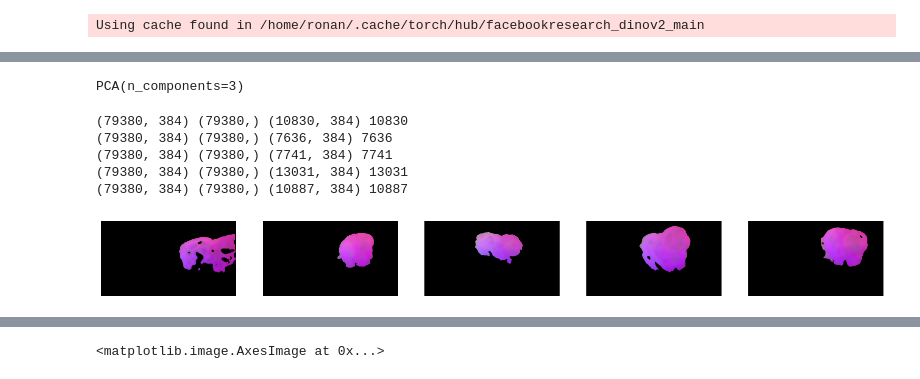
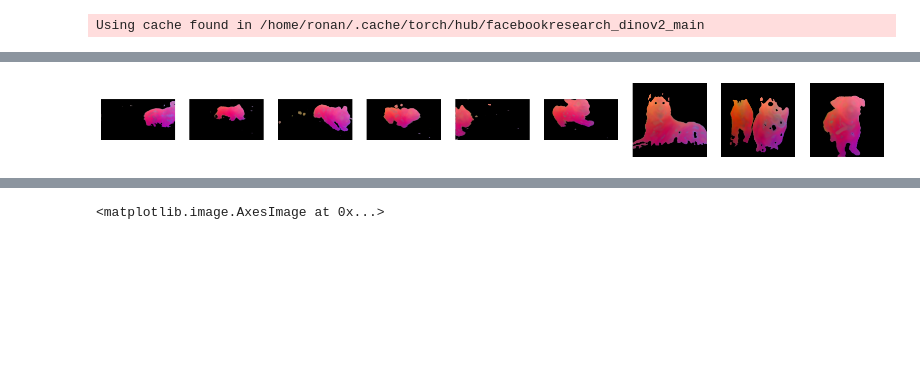
Before and after one commit to tldr-group/HR-Dv2, a Jupyter notebook: notebooks/video.ipynb, the cells around one changed output, grey strips where cells are left out. Drawn from its saved outputs; the diff is of its cells as text; code cells hidden in the pictures; blank space fills up the shorter version.

```diff
--- a/notebooks/video.ipynb
+++ b/notebooks/video.ipynb
@@ -48,6 +50,6 @@ for frame in raw_video[:150]:
     cropped = frame_transform(frame)
     transformed_frames.append(cropped)
 # %%
-subsample_idxs = [i * (len(transformed_frames) // 4) for i in range(5)]
+subsample_idxs = [i * (len(transformed_frames) // 6) for i in range(6)]
 subsample_idxs
 # %% [output]
@@ -67,13 +69,12 @@ pass
 Using cache found in /home/ronan/.cache/torch/hub/facebookresearch_dinov2_main
 # %%
 n_subsamples = len(subsample_idxs)
-subsample_features = np.zeros((n_subsamples, H * W, FEAT_DIM))
-
+subsample_features = []
 for i, j in enumerate(subsample_idxs):
     frame = transformed_frames[j]
     frame = frame.cuda()
     hy_feats, _ = net(frame)
     feat_hr_arr = tr.to_numpy(hy_feats)
     feat_hr_flat = tr.flatten(feat_hr_arr, H, W, net.feat_dim)
-    subsample_features[i, :, :] =  feat_hr_flat
+    subsample_features.append(feat_hr_flat)
     frame = frame.cpu()
@@ -82,36 +80,0 @@ Maybe add different dogs to this shared PCA and the FG shared PCA?
-# %%
-shared_subsample_features = subsample_features.reshape((n_subsamples * H * W, FEAT_DIM))
-shared_pca_all = PCA(n_components=3)
-shared_pca_all.fit(shared_subsample_features)
-# %% [output]
-PCA(n_components=3)
-# %%
-fig, axs = plt.subplots(nrows=1, ncols=5)
-fig.set_size_inches(20, 8)
-fg_feats = []
-fg_masks = []
-
-for i, feats in enumerate(subsample_features):
-    test = shared_pca_all.transform(feats)
-    test = rescale_pca(test)
-
-    m1 = np.where(test[:, 0] > 0.57, 1, 0)
-    m2 = np.where(test[:, 2] > 0.57, 1, 0)
-    fg_mask = m1 * m2
-    #fg_mask = np.reshape(fg_mask, (H * W, 1))
-    fg_idxs = np.nonzero(fg_mask)
-    fg_feat = feats[fg_idxs]
-    print(feats.shape, fg_mask.shape, fg_feat.shape, np.sum(fg_mask))
-    fg_feats.append(fg_feat)
-    fg_masks.append(fg_mask)
-
-    ax = axs[i]
-    ax.set_axis_off()
-    ax.imshow(test.reshape(H, W, 3) * fg_mask.reshape(H, W, 1))
-# %% [output]
-(79380, 384) (79380,) (10830, 384) 10830
-(79380, 384) (79380,) (7636, 384) 7636
-(79380, 384) (79380,) (7741, 384) 7741
-(79380, 384) (79380,) (13031, 384) 13031
-(79380, 384) (79380,) (10887, 384) 10887
-[figure, removed]
@@ -128,3 +104,32 @@ def do_shared_pca(feat_list: ArrList, k: int=3) -> Tuple[ArrList, PCA]:
+# %%
+fig, axs = plt.subplots(nrows=1, ncols=9)
+fig.set_size_inches(20, 8)
+fg_feats = []
+fg_masks = []
+
+for i, feats in enumerate(subsample_features):
+    test = subsample_shared_pca.transform(feats)
+    test = rescale_pca(test)
+
+    m1 = np.where(test[:, 0] > 0.5, 1, 0)
+    m2 = np.where(test[:, 1] < 0.5, 1, 0)
+    fg_mask = m1 * m2
+    #fg_mask = np.reshape(fg_mask, (H * W, 1))
+    fg_idxs = np.nonzero(fg_mask)
+    fg_feat = feats[fg_idxs]
+    fg_feats.append(fg_feat)
+    fg_masks.append(fg_mask)
+
+    if i < 6:
+        new_shape = (H, W, 3)
+    else:
+        new_shape = (IH, IW, 3)
+
+    ax = axs[i]
+    ax.set_axis_off()
+    ax.imshow(test.reshape(*new_shape) * fg_mask.reshape(*new_shape[:2], 1))
+# %% [output]
+[figure, added]
 # %%
 print(fg_feats[0].shape)
 fg_projs, fg_pca = do_shared_pca(fg_feats)
```
Also changed, not shown: parts of 13 cells of this notebook, 1 other file.
